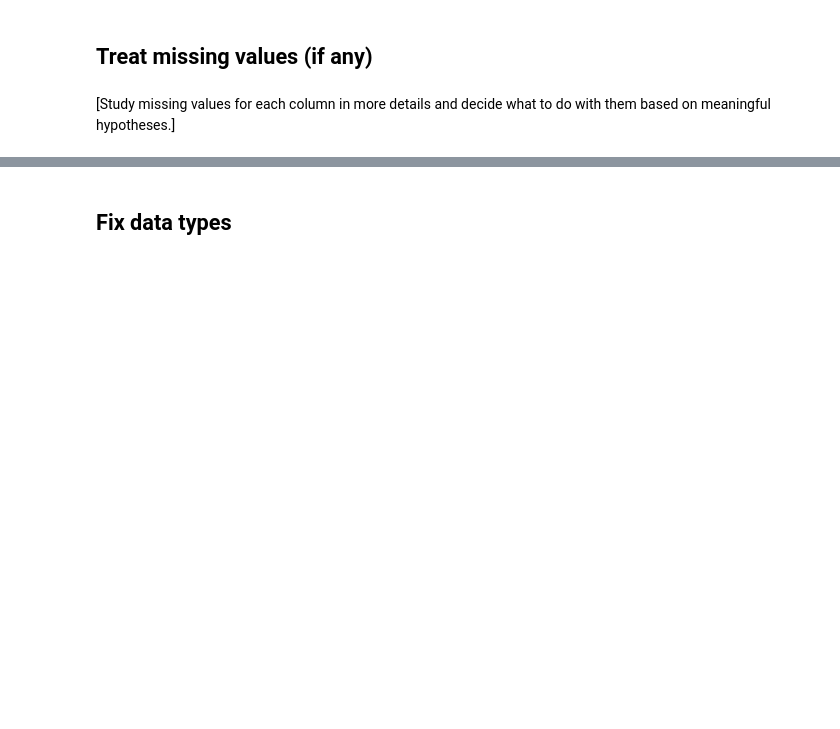
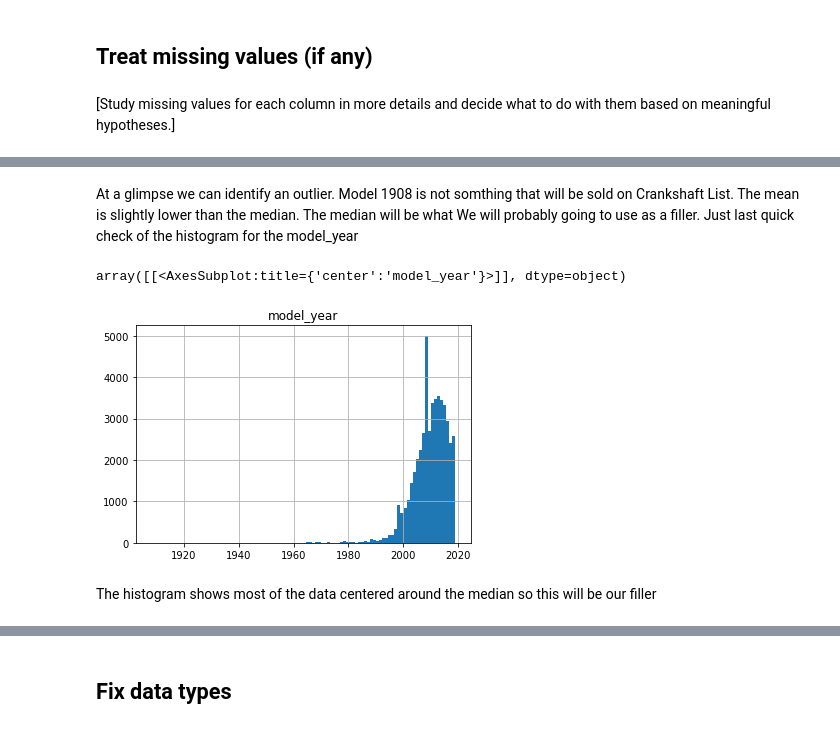
Before and after one commit to nirgalili/practicum100_EDA_project_vehicles_us, a Jupyter notebook: EDA_nir_galili_rev0.ipynb, the cells around one changed output, grey strips where cells are left out. Saved outputs shown, nothing was run; the diff lists cells and outputs as text; code cells hidden in the pictures; blank space fills up the shorter version.

```diff
--- a/EDA_nir_galili_rev0.ipynb
+++ b/EDA_nir_galili_rev0.ipynb
@@ -21,5 +16,9 @@ You're an analyst at Crankshaft List. Hundreds of free advertisements for vehicl
 # %%
 # Load the data file into a DataFrame
+try:
+    df = pd.read_csv('vehicles_us.csv')
+except:
+    df = pd.read_csv('/datasets/vehicles_us.csv')
 # %% [markdown]
 ### Explore initial data
 # %% [markdown]
@@ -60,0 +107,3 @@ The dataset contains the following fields:
+# %%
+df['date_posted'] = pd.to_datetime(df['date_posted'], format='%Y-%m-%d')
+df['year_posted'] = pd.DatetimeIndex(df['date_posted']).year
@@ -60,0 +146,9 @@ The dataset contains the following fields:
+# %% [markdown]
+At a glimpse we can identify an outlier. Model 1908 is not somthing that will be sold on Crankshaft List. The mean is slightly lower than the median. The median will be what We will probably going to use as a filler. Just last quick check of the histogram for the model_year
+# %%
+df.hist('model_year', bins=100)
+# %% [output]
+array([[<AxesSubplot:title={'center':'model_year'}>]], dtype=object)
+[figure, added]
+# %% [markdown]
+The histogram shows most of the data centered around the median so this will be our filler
```
Also changed, not shown: parts of 198 cells of this notebook.
